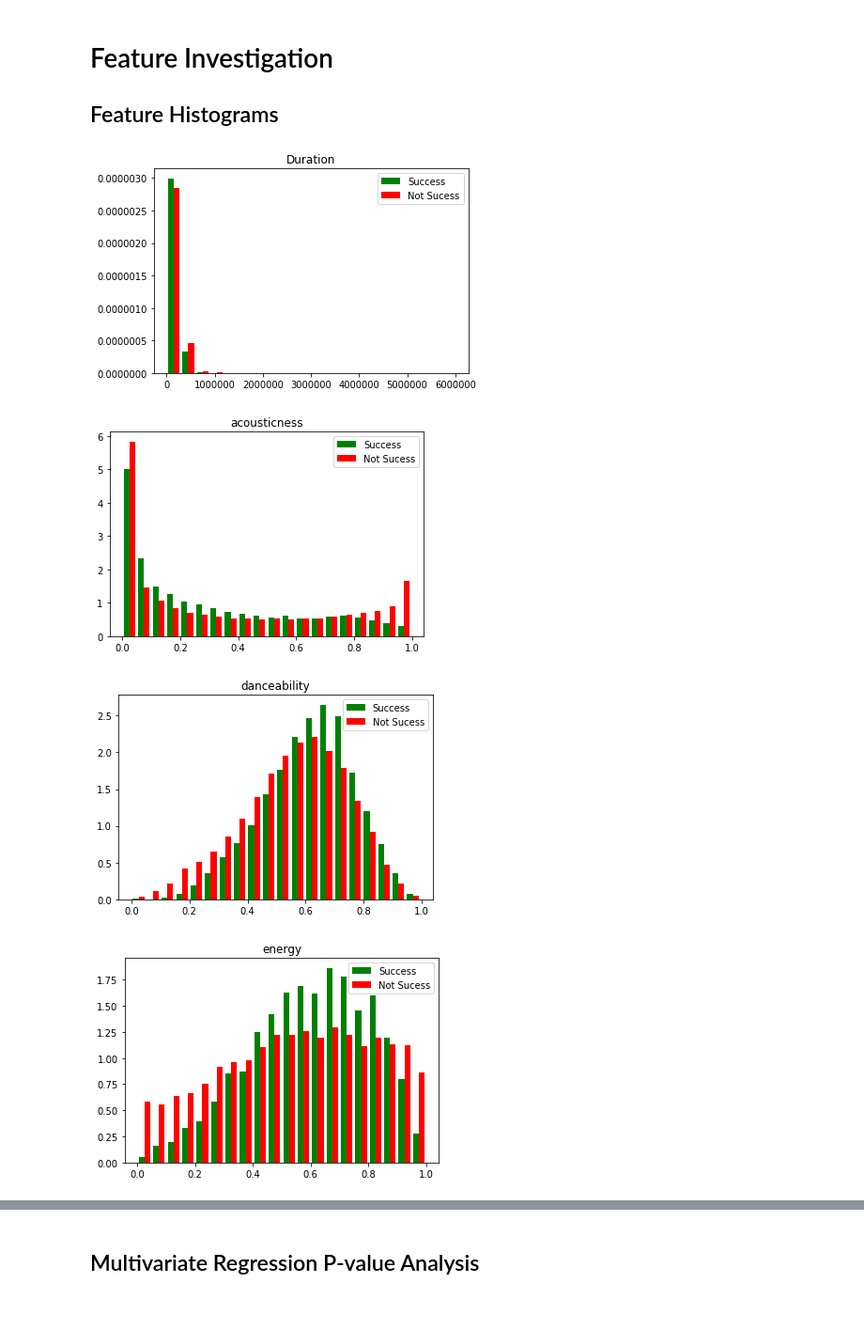
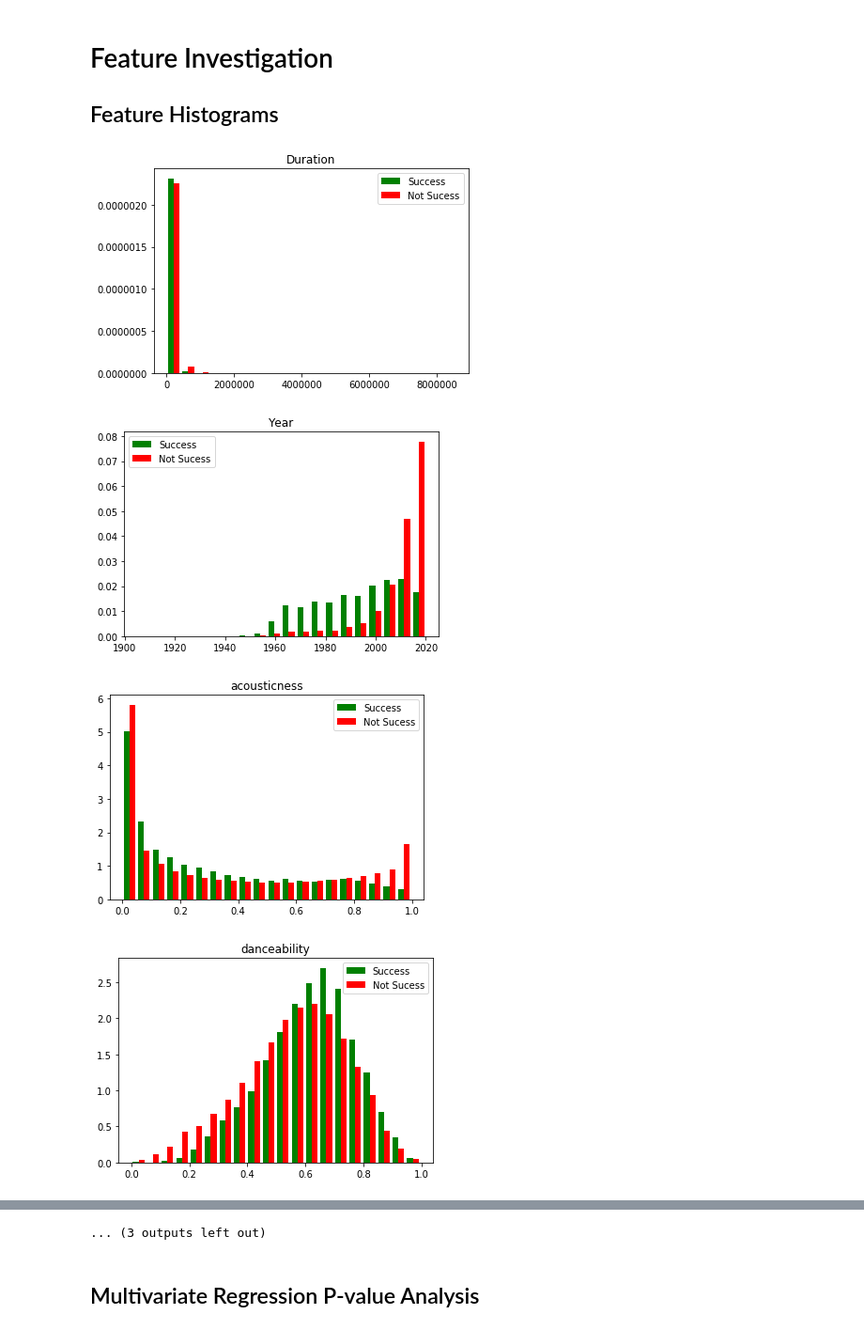
Before and after one commit to rankner7/Predicting_Song_Success, a Jupyter notebook: data_analysis/ML_experimentation.ipynb, the cells around one changed output, grey strips where cells are left out. Shown at 94% size. Drawn from its saved outputs; the diff is of its cells as text; code cells hidden in the pictures.

```diff
--- a/data_analysis/ML_experimentation.ipynb
+++ b/data_analysis/ML_experimentation.ipynb
@@ -175,7 +175,7 @@ target = 'Success'
 successes = big_frame[big_frame['Success']==1]
 not_successes = big_frame[big_frame['Success']==0]
 
-get_less = split_train_and_test(not_successes, 0.50)
+get_less = split_train_and_test(not_successes, 0.75)
 subset = get_less['test_set']
 
 new_frame = pd.concat([successes, subset], axis=0, ignore_index=True)
@@ -378,34 +564,37 @@ Overall Set Accuracy: 96.87%
 # %%
 features = [
     'Duration',
+    'Year',
     'acousticness',
     'danceability',
     'energy',
     'instrumentalness',
     'key',
     'liveness',
     'loudness',
     'mode',
     'speechiness',
     'tempo',
     'time_signature',
     'valence',
     'Popularity'
 ]
 
+new_frame = add_year(new_frame)
+
 success = new_frame[new_frame['Success'] == 1]
 
 not_success = new_frame[new_frame['Success']==0]
 
 colors = ['green', 'red']
 for feat in features:
     plt.hist([success[feat], not_success[feat]], 20, density=True, histtype='bar', color=colors, label=['Success', 'Not Sucess'])
     #plt.hist([survived_predict, died_predict], 20, stacked=True, histtype='step', color=colors, label=['survived', 'died'])
     plt.title(feat)
     plt.legend(prop={'size': 10})
     plt.show()
 # %% [output]
-[figure, old version]
+[figure, new version]
-[figure, old version]
+[figure, new version]
-[figure, old version]
+[figure, new version]
-[figure, old version]
+[figure, new version]
@@ -422,3 +609,4 @@ for feat in features:
+... (3 outputs left out)
 # %% [markdown]
 ## Multivariate Regression P-value Analysis
 # %%
```
Also changed, not shown: parts of 10 cells of this notebook.
